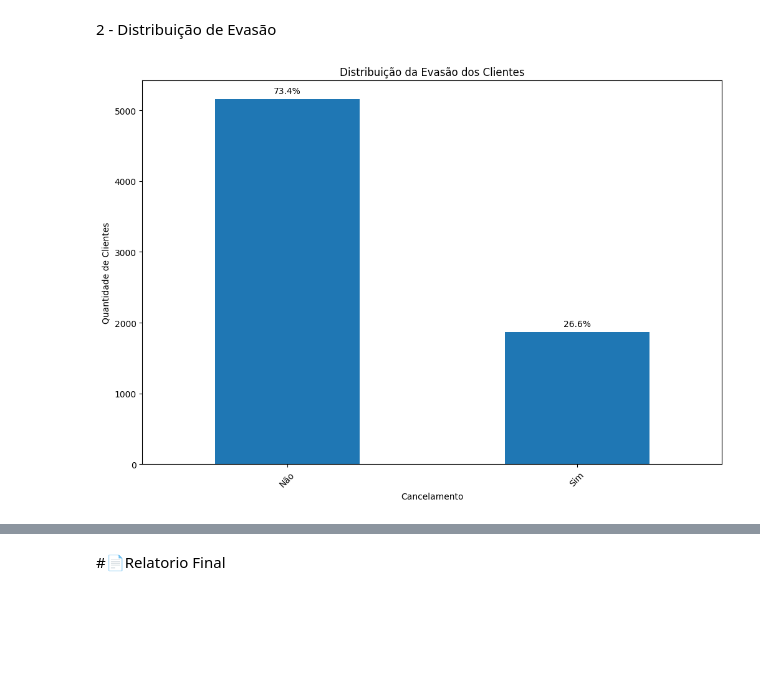
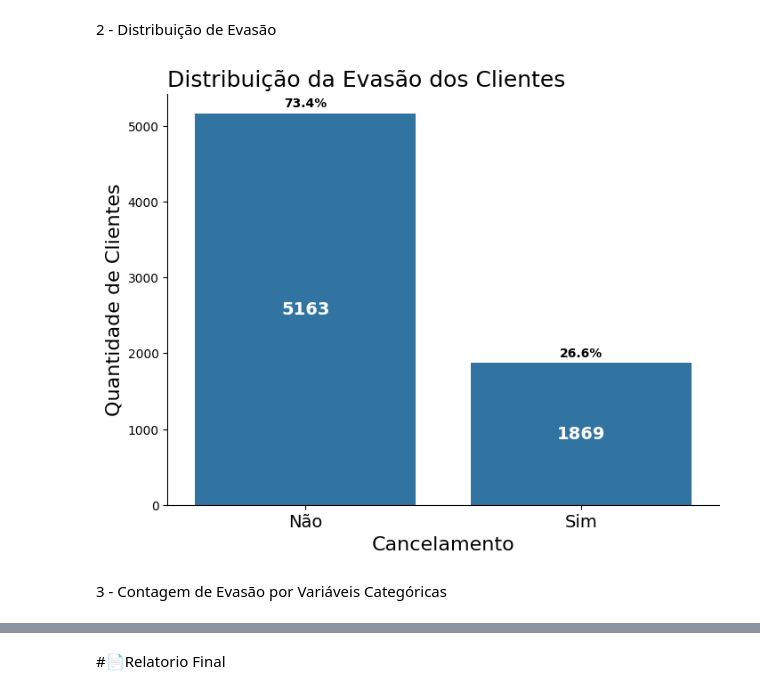
Before and after one commit to carlos-000-carlos/Challenge_2-TelecomX_BR-Cabral, a Jupyter notebook: TelecomX_BR.ipynb, the cells around one changed output, grey strips where cells are left out. Drawn from its saved outputs; the diff is of its cells as text; code cells hidden in the pictures; blank space fills up the shorter version.

Commit message:
Contagem de Evasão por Variáveis Categóricas - parte 1

```diff
--- a/TelecomX_BR.ipynb
+++ b/TelecomX_BR.ipynb
@@ -535,20 +535,34 @@ dados_normalizados_api.describe()
 2 - Distribuição de Evasão
 # %%
 import matplotlib.pyplot as plt
+import seaborn as sns
 
-plt.figure(figsize = (12, 8))
 qtde_churn = dados_normalizados_api['Churn'].value_counts()
 porcentagem_churn = (qtde_churn / len(dados_normalizados_api)) * 100
 
-ax = qtde_churn.plot(kind = 'bar')
-plt.title('Distribuição da Evasão dos Clientes')
-plt.xlabel('Cancelamento')
-plt.ylabel('Quantidade de Clientes')
-plt.xticks(rotation = 45)
+df_churn = pd.DataFrame({'Cancelamento':'Churn',
+                         'Quantidade de Clientes':qtde_churn})
+
+fig, ax = plt.subplots(figsize = (8, 6))
+ax = sns.barplot(data = df_churn, x = df_churn.index, y = 'Quantidade de Clientes')
+
+ax.set_title('Distribuição da Evasão dos Clientes', loc = 'left',
+             fontsize = 18)
+ax.set_xlabel('Cancelamento', fontsize = 16)
+ax.set_ylabel('Quantidade de Clientes', fontsize = 16)
+plt.xticks(rotation = 0, fontsize = 14)
+sns.despine()
 
 for i, porcentagem in enumerate(porcentagem_churn):
-  ax.text(i, qtde_churn.iloc[i] + 50, f'{porcentagem:,.1f}%',ha = 'center', va = 'bottom')
+  ax.text(i, qtde_churn.iloc[i] + 50, f'{porcentagem:,.1f}%',
+          ha = 'center', va = 'bottom', fontsize = 10, weight = 'bold')
+
+for i, count in enumerate(qtde_churn):
+  ax.text(i, count / 2, f'{int(count)}', ha = 'center', va = 'center',
+          color = 'white', fontsize = 14, weight = 'bold')
 
 plt.show()
 # %% [output]
-[figure, old version]
+[figure, new version]
+# %% [markdown]
+3 - Contagem de Evasão por Variáveis Categóricas
```
Also changed, not shown: parts of 11 cells of this notebook.
